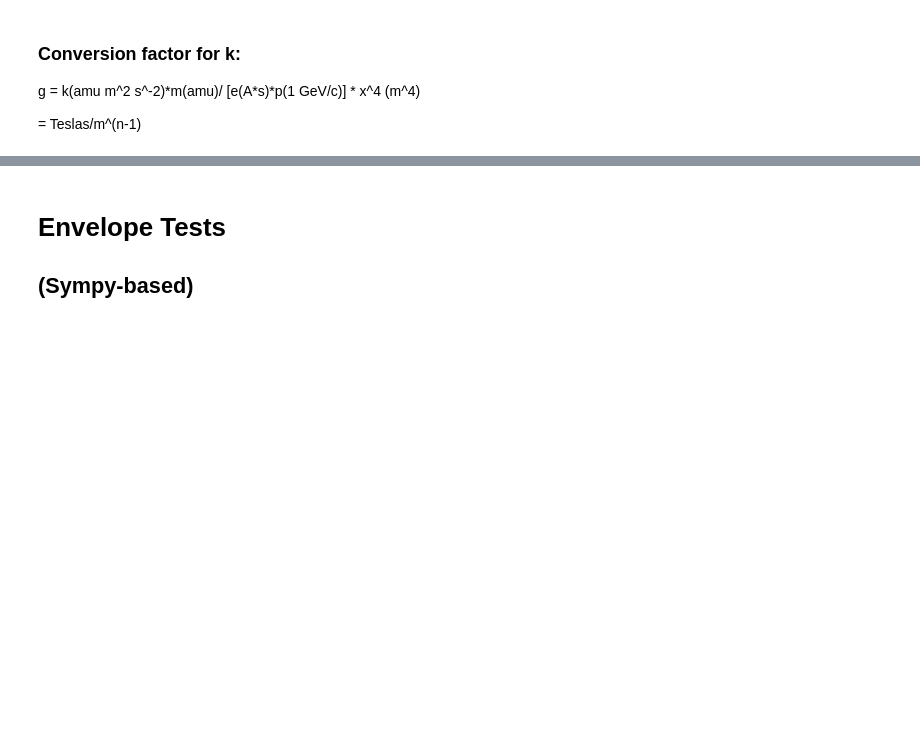
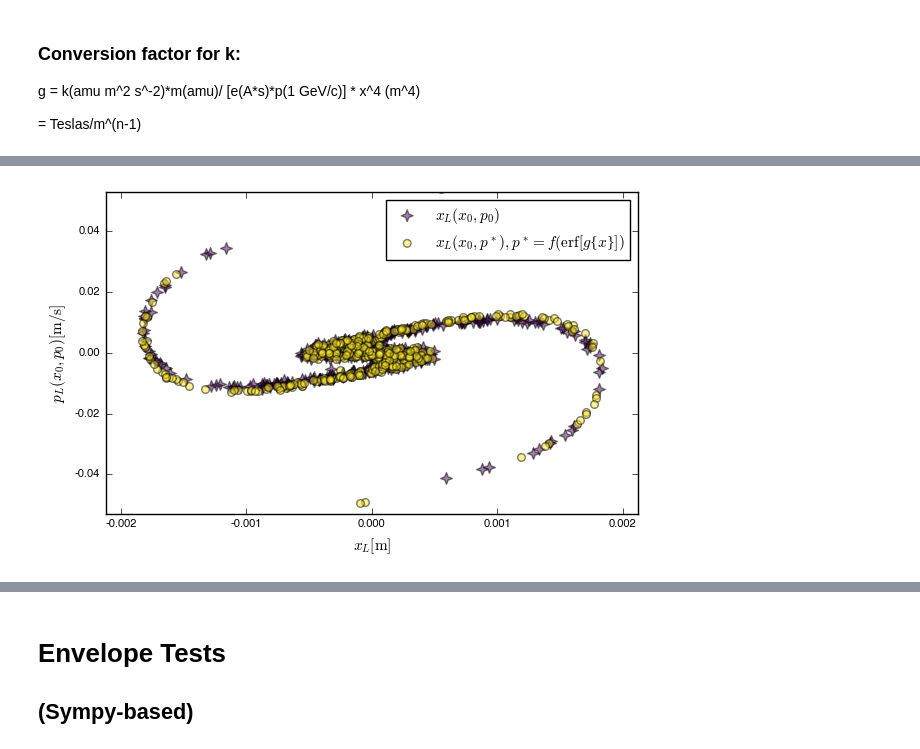
Before and after one commit to benfolsom/dcplapprx, a Jupyter notebook: suppl1_octupole_plots.ipynb, the cells around one changed output, grey strips where cells are left out. Cells and saved outputs as stored; diff of their text form; code cells hidden in the pictures; blank space fills up the shorter version.

```diff
--- a/suppl1_octupole_plots.ipynb
+++ b/suppl1_octupole_plots.ipynb
@@ -160,8 +141,9 @@ qₓer, pₓer =multiter("er");
 # %%
-Plots.scatter(qₓdf[1:length(qₓdf)./500:end],pₓdf[1:length(pₓdf)./500:end],
-alpha=.5,m=(:star4,8.5),grid=false, label = L"x_L(x_0,p^*)")
-Plots.scatter!(qₓer[1:length(qₓer)./500:end], pₓer[1:length(pₓer)./500:end],alpha=.5,m=(:hexagon,5.5),
-label = L"x_L(x_0,p_0), \ p^*=f(\mathrm{erf}(g(x_0))")
+Plots.scatter(qₓdf[1:length(qₓdf)/500:end],pₓdf[1:length(pₓdf)/500:end],
+alpha=.5,m=(:star4,8.5),grid=false,
+label = L"x_L(x_0,p_0)")
+Plots.scatter!(qₓer[1:length(qₓer)/500:end],pₓer[1:length(pₓer)/500:end],alpha=.5
+,label = L"x_L(x_0,p^*), p^* = f ( \operatorname{erf} [g \lbrace x \rbrace] )",m=(:circle,5.5))
 
 plot!(ylim=(-.05,.05))
 plot!(xlim=(-.002,.002))
@@ -169,7 +151,7 @@ plot!(xlim=(-.002,.002))
 xlabel!(L"x_L\rm{[m]}")
 ylabel!(L"p_L(x_0,p_0)\rm{[m/s]}")
 #
-plot!(margin=15px,top_margin=25px,bottom_margin=5px,
+plot!(margin=5px,top_margin=35px,bottom_margin=1px,
 legendfont=Plots.font("Helvetica",11))
-#png("/Users/$USER/Desktop/zeros")
+Plots.pdf("/Users/benfolsom/Desktop/erf")
 # %% [output]
@@ -176,0 +158 @@ legendfont=Plots.font("Helvetica",11))
+[figure, added]
```
Also changed, not shown: parts of 18 cells of this notebook.
